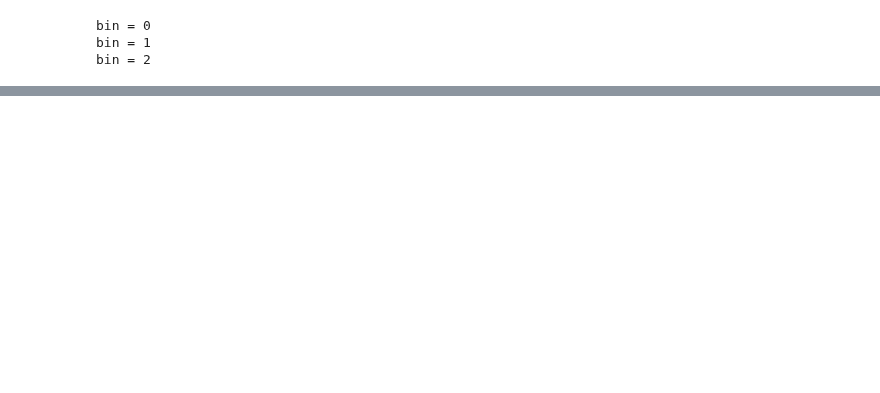
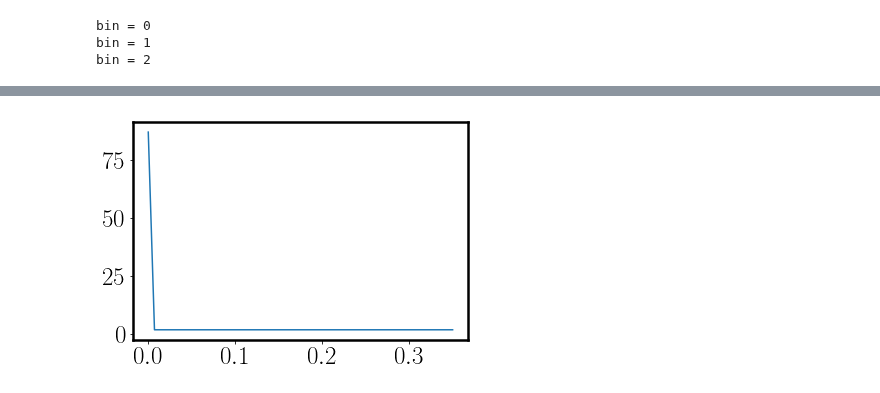
Before and after one commit to cajohare/DarkShards, a Jupyter notebook: code/Plot_Directional.ipynb, the cells around one changed output, grey strips where cells are left out. Saved outputs shown, nothing was run; the diff lists cells and outputs as text; code cells hidden in the pictures; blank space fills up the shorter version.

```diff
--- a/code/Plot_Directional.ipynb
+++ b/code/Plot_Directional.ipynb
@@ -429,0 +701,16 @@ nan
+# %%
+eta = 0.2
+n_xi = 50
+xi_vals = linspace(0,0.35,n_xi)
+dth = zeros(shape=n_xi)
+qmin = zeros(shape=(n_xi,3))
+for i in range(0,n_xi):
+    xi = xi_vals[i]
+    imax = argmax(xi*((1-eta)*fv3D_Iso + eta*fv3D_Saus) + xi*fv3D)
+    qmin[i,:] = q[imax,:]
+    dth[i] = (180/pi)*arccos(sum(-1.0*qmin[i,:]*x_lab))
+
+plt.plot(xi_vals,dth)
+plt.show()
+# %% [output]
+[figure, added]
```
Also changed, not shown: parts of 13 cells of this notebook, 11 other files.
